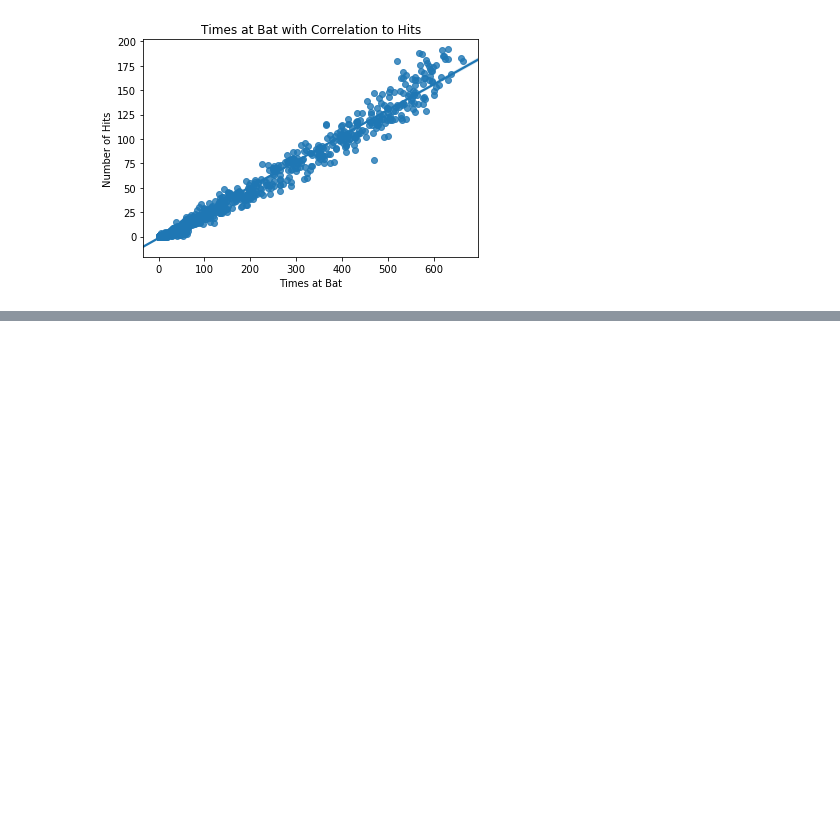
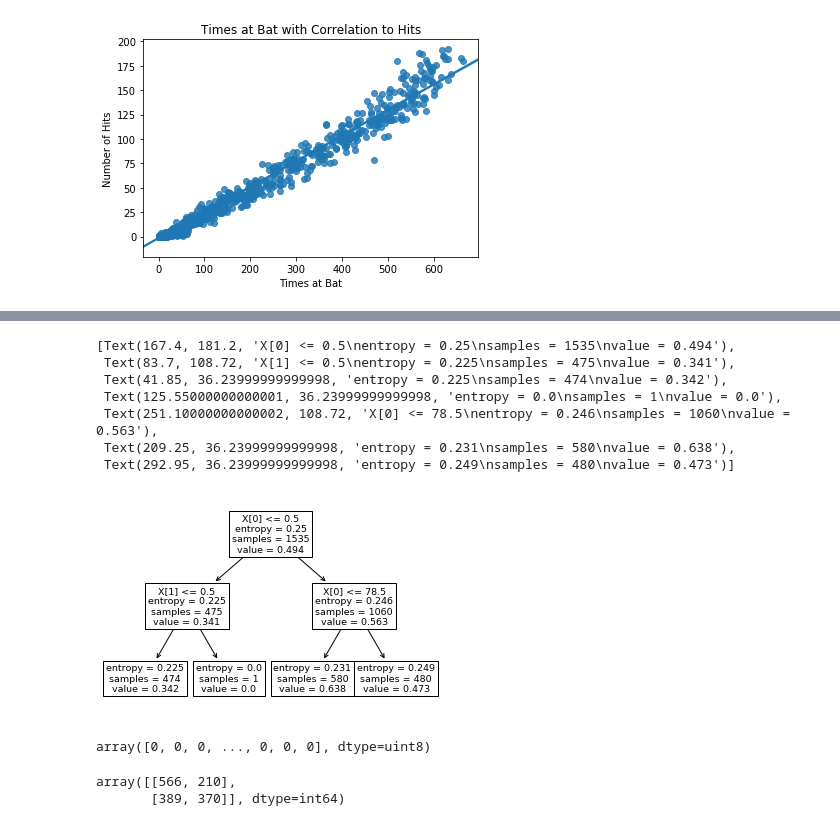
Before and after one commit to Ironware6/sabermetrics_proj, a Jupyter notebook: sabermetric_1.ipynb, the cells around one changed output, grey strips where cells are left out. Drawn from its saved outputs; the diff is of its cells as text; code cells hidden in the pictures; blank space fills up the shorter version.

```diff
--- a/sabermetric_1.ipynb
+++ b/sabermetric_1.ipynb
@@ -251,3 +266,6 @@ OLS Regression Results
 | Kurtosis: | 12.221 | Cond. No. | 239. |
 Warnings:
 [1] Standard Errors assume that the covariance matrix of the errors is correctly specified.
+# %%
+X = new_mlb.iloc[:,[6,7]]
+X.head()
@@ -253,0 +279,4 @@ Warnings:
+# %%
+mlb_new = pd.get_dummies(new_mlb, columns = ['lgID'],drop_first = True)
+test_mlb = pd.get_dummies(mlb_df, columns = ['lgID'], drop_first = True)
+mlb_new.head(10)
@@ -253,0 +295,27 @@ Warnings:
+# %%
+reg = tree.DecisionTreeRegressor(max_depth = 2)
+reg = reg.fit(X, mlb_new['lgID_NL'])
+
+clf = tree.DecisionTreeClassifier(max_depth = 2)
+clf = clf.fit(X, mlb_new['lgID_NL'])
+# %%
+tree.plot_tree(reg)
+# %% [output]
+[Text(167.4, 181.2, 'X[0] <= 0.5\nentropy = 0.25\nsamples = 1535\nvalue = 0.494'),
+ Text(83.7, 108.72, 'X[1] <= 0.5\nentropy = 0.225\nsamples = 475\nvalue = 0.341'),
+ Text(41.85, 36.23999999999998, 'entropy = 0.225\nsamples = 474\nvalue = 0.342'),
+ Text(125.55000000000001, 36.23999999999998, 'entropy = 0.0\nsamples = 1\nvalue = 0.0'),
+ Text(251.10000000000002, 108.72, 'X[0] <= 78.5\nentropy = 0.246\nsamples = 1060\nvalue = 0.563'),
+ Text(209.25, 36.23999999999998, 'entropy = 0.231\nsamples = 580\nvalue = 0.638'),
+ Text(292.95, 36.23999999999998, 'entropy = 0.249\nsamples = 480\nvalue = 0.473')]
+[figure, added]
+# %%
+predictions = clf.predict(new_mlb.iloc[:,[6, 11]])
+predictions
+# %% [output]
+array([0, 0, 0, ..., 0, 0, 0], dtype=uint8)
+# %%
+met.confusion_matrix(mlb_new['lgID_NL'], predictions)
+# %% [output]
+array([[566, 210],
+       [389, 370]], dtype=int64)
```
Also changed, not shown: parts of 17 cells of this notebook, 7 other files.
